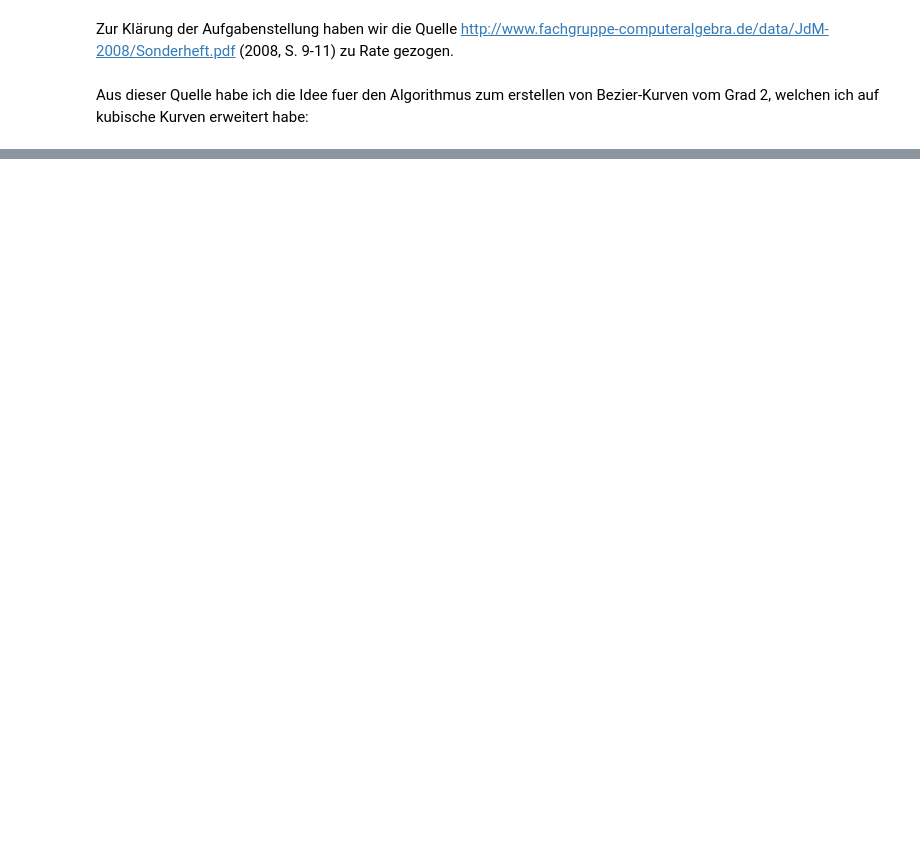
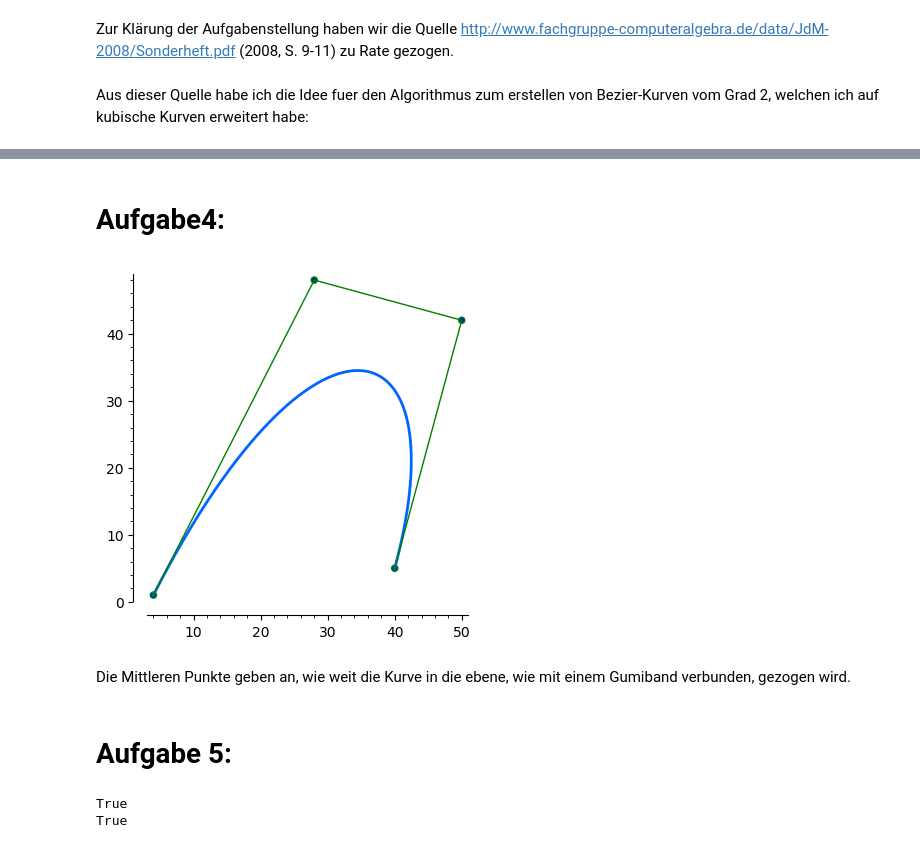
Before and after one commit to AndHager/Bezier, a Jupyter notebook: BezierAndreas.ipynb, the cells around one changed output, grey strips where cells are left out. Saved outputs shown, nothing was run; the diff lists cells and outputs as text; code cells hidden in the pictures; blank space fills up the shorter version.

```diff
--- a/BezierAndreas.ipynb
+++ b/BezierAndreas.ipynb
@@ -103,0 +123,56 @@ Animation with 28 frames
+# %% [markdown]
+# Aufgabe4:
+# %%
+p1 = vector([4, 1])
+p2 = vector([28, 48])
+p3 = vector([50, 42])
+p4 = vector([40, 5])
+
+cubic = CubicBezier(p1, p2, p3, p4)
+
+plot = cubic.getKurve()
+plot += cubic.drawBaseLines()
+plot += list_plot([p1, p2, p3, p4])
+show(plot)
+# %% [output]
+[figure, added]
+# %% [markdown]
+Die Mittleren Punkte geben an, wie weit die Kurve in die ebene, wie mit einem Gumiband verbunden, gezogen wird.
+# %% [markdown]
+# Aufgabe 5:
+# %%
+# Aufstellen einer algemeinen kubischen Bezier-Kurve,
+# mit den Punkten P_1, P_2, P_3, P_4, welche durch die Vectoren p1, p2, p3, p4
+# dargestellt werden.
+p1x, p2x, p3x, p4x = var('p1x, p2x, p3x, p4x')
+p1y, p2y, p3y, p4y = var('p1y, p2y, p3y, p4y')
+p1 = vector([p1x, p1y])
+p2 = vector([p2x, p2y])
+p3 = vector([p3x, p3y])
+p4 = vector([p4x, p4y])
+cubic = CubicBezier(p1, p2, p3, p4)
+
+# Allgemeine algebraische darstellung der Kurve
+function = cubic.getExplicitFunction()
+
+# Ableitund der Kurve
+dFunction = vector([diff(function[0], t), diff(function[1], t)])
+
+# Einsetzen des wertes 0 in die Ableitung
+# => wir haben den Steigungsvector an dem Punkt P_1
+dSubs0Vector = vector([dFunction[0].substitute(t=0), dFunction[1].substitute(t=0)])
+# mit dieser Logischen gleichheit ist gezeigt, dass der Steigungsvector
+# ein vielfaches der Strecke P_1P_2 = P_2 - P_1 ist.
+print(dSubsVector == 3*(p2 - p1))
+# => Die Kurventangente in P_1 geht durch P_2
+
+# Einsetzen des wertes 1 in die Ableitung
+# => wir haben den Steigungsvector an dem Punkt p4
+dSubs1Vector = vector([dFunction[0].substitute(t=1), dFunction[1].substitute(t=1)])
+# mit dieser Logischen gleichheit ist gezeigt, dass der Steigungsvector
+# ein vielfaches der Strecke P_3P_4 = P_4 - P_3 ist.
+print(dSubs1Vector == 3*(p4 - p3))
+# => Die Kurventangente in P_4 geht durch P_3
+# %% [output]
+True
+True
```
Also changed, not shown: parts of 4 cells of this notebook.
